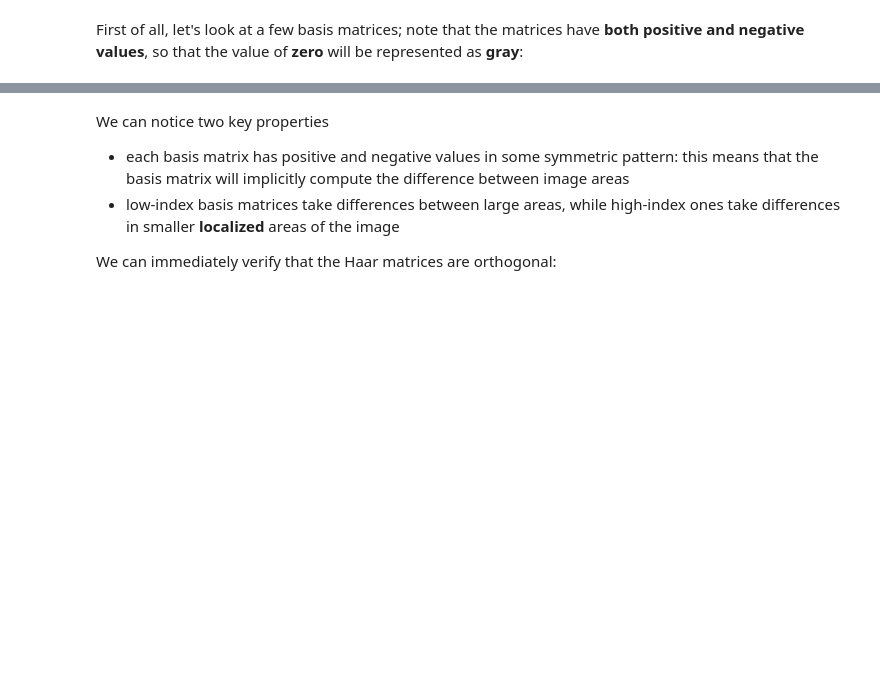
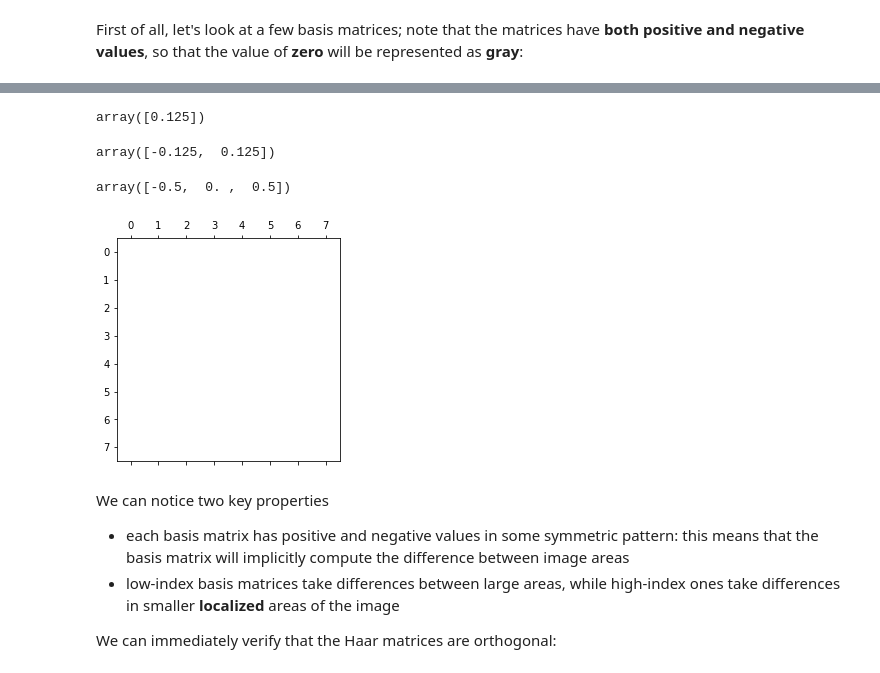
Before and after one commit to phunc20/dsp, a Jupyter notebook: epfl/2020/hw-ipynb/HaarBasis/hb.ipynb, the cells around one changed output, grey strips where cells are left out. Cells and saved outputs as stored; diff of their text form; code cells hidden in the pictures; blank space fills up the shorter version.

```diff
--- a/epfl/2020/hw-ipynb/HaarBasis/hb.ipynb
+++ b/epfl/2020/hw-ipynb/HaarBasis/hb.ipynb
@@ -317,3 +321,21 @@ plt.matshow(haar2D(63));
+# %%
+np.unique(haar2D(0))
+# %% [output]
+array([0.125])
+# %%
+np.unique(haar2D(1))
+# %% [output]
+array([-0.125,  0.125])
+# %%
+np.unique(haar2D(63))
+# %% [output]
+array([-0.5,  0. ,  0.5])
+# %%
+white = np.unique(haar2D(0))[0]
+black = -white
+plt.matshow(haar2D(0), vmax=white, vmin=black);
+# %% [output]
+[figure, added]
 # %% [markdown]
 We can notice two key properties
 
```
Also changed, not shown: parts of 24 cells of this notebook, 3 other files.
